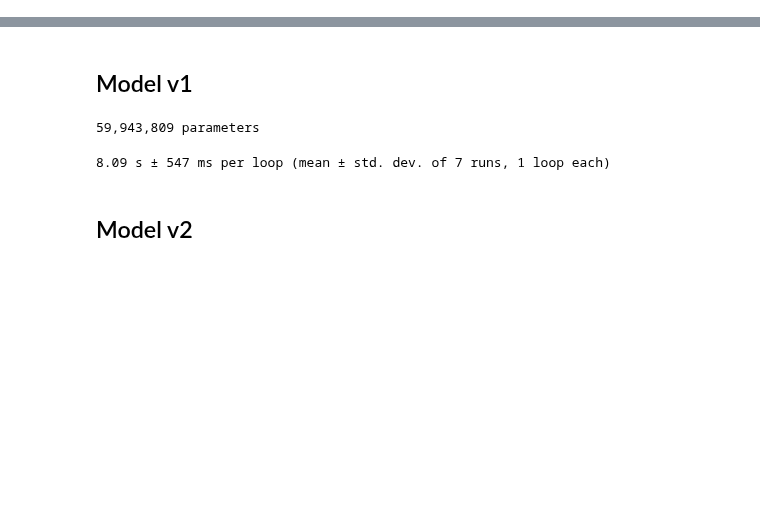
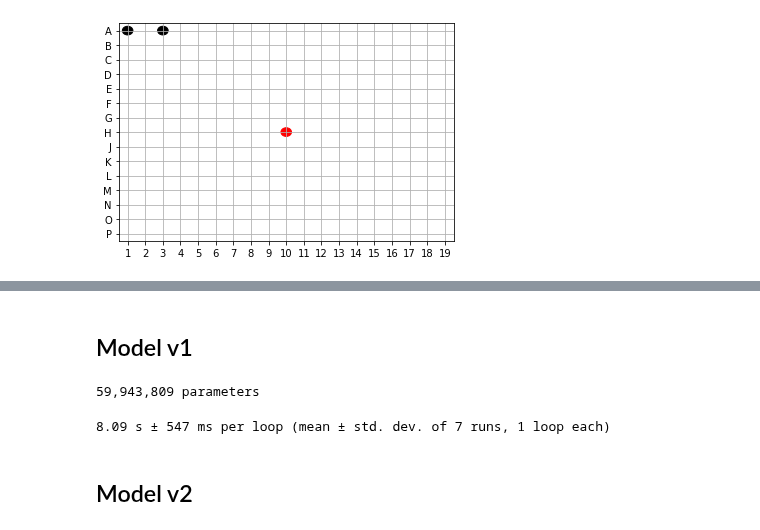
Before and after one commit to rcharan/phutball, a Jupyter notebook: pytorch-implementation/test.ipynb, the cells around one changed output, grey strips where cells are left out. Cells and saved outputs as stored; diff of their text form; code cells hidden in the pictures; blank space fills up the shorter version.

```diff
--- a/pytorch-implementation/test.ipynb
+++ b/pytorch-implementation/test.ipynb
@@ -0,0 +27,3 @@
+# %%
+from lib.moves import create_placement_getter
+get_placements = create_placement_getter(torch.device('cpu'))
@@ -0,0 +35,5 @@
+# %%
+# First placement in upper left
+visualize_state(new_states[0])
+# %% [output]
+[figure, added]
```
Also changed, not shown: parts of 23 cells of this notebook, 1 other file.
